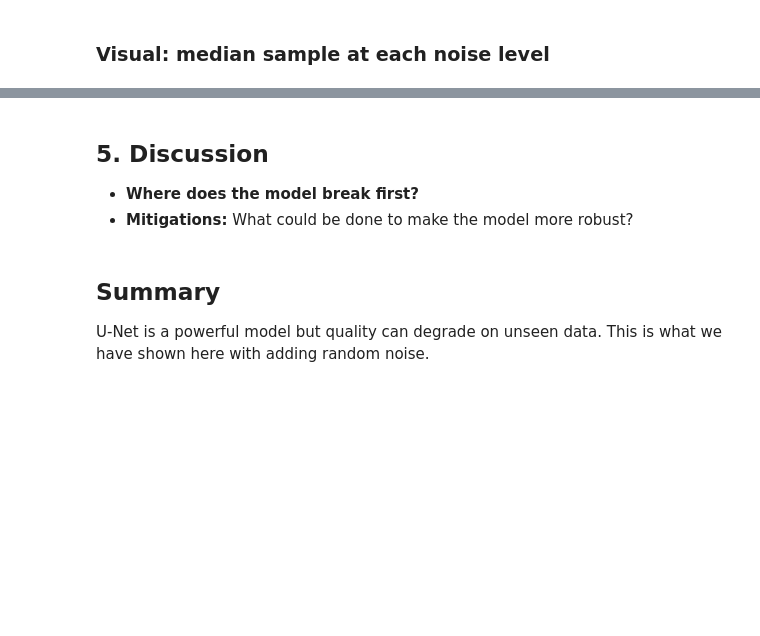
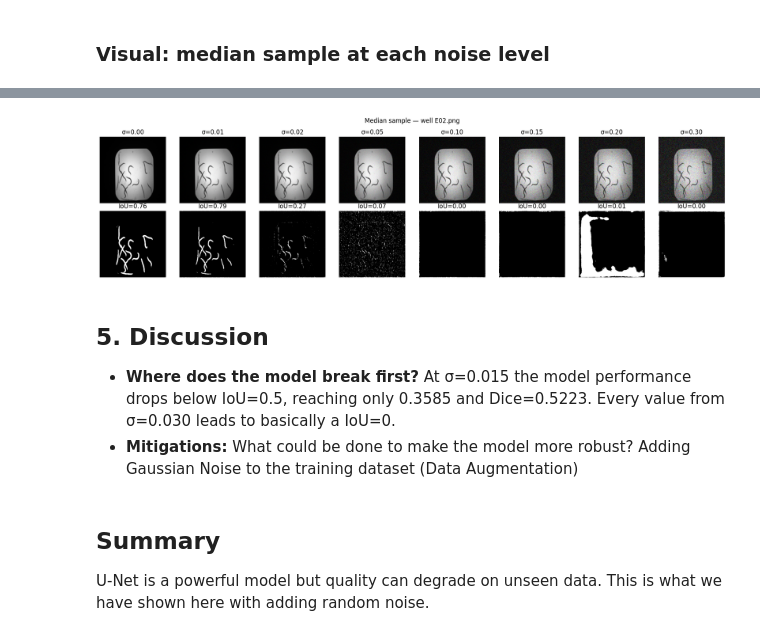
Before and after one commit to MustafaArikan/GAI4_course, a Jupyter notebook: HW_4/02_Evaluation.ipynb, the cells around one changed output, grey strips where cells are left out. Cells and saved outputs as stored; diff of their text form; code cells hidden in the pictures; blank space fills up the shorter version.

```diff
--- a/HW_4/02_Evaluation.ipynb
+++ b/HW_4/02_Evaluation.ipynb
@@ -189,8 +236,28 @@ plt.tight_layout(); plt.show()
+# %%
+median_idx = int(np.argsort([r["iou"] for r in results])[len(results)//2])
+img_clean = imgs[median_idx]
+gt = gts[median_idx]
+cols = len(SIGMAS_2)
+fig, axes = plt.subplots(2, cols, figsize=(2.2*cols, 4.6))
+for j, sigma in enumerate(SIGMAS_2):
+    noisy = np.clip(img_clean + rng.normal(0, sigma, img_clean.shape).astype(np.float32), 0, 1)
+    noisy_u8 = (noisy * 255).astype(np.uint8)
+    prob = run(noisy_u8[None])[0]
+    pred = (prob > 0.5).astype(np.uint8)
+    iou  = dice_iou(pred, gt)[1]
+    axes[0, j].imshow(noisy);             axes[0, j].set_title(f"σ={sigma:.2f}")
+    axes[1, j].imshow(pred, cmap="gray"); axes[1, j].set_title(f"IoU={iou:.2f}")
+    for a in (axes[0, j], axes[1, j]): a.axis("off")
+axes[0, 0].set_ylabel("Noisy input"); axes[1, 0].set_ylabel("Prediction")
+plt.suptitle(f"Median sample — well {results[median_idx]['base']}", fontsize=12)
+plt.tight_layout(); plt.show()
+# %% [output]
+[figure, added]
 # %% [markdown]
 ## 5. Discussion
 
-* **Where does the model break first?**
-* **Mitigations:** What could be done to make the model more robust?
+* **Where does the model break first?** At σ=0.015 the model performance drops below IoU=0.5, reaching only 0.3585 and Dice=0.5223. Every value from σ=0.030 leads to basically a IoU=0.
+* **Mitigations:** What could be done to make the model more robust? Adding Gaussian Noise to the training dataset (Data Augmentation)
 # %% [markdown]
 ## Summary
 
```
Also changed, not shown: parts of 6 cells of this notebook, 1 other file.
